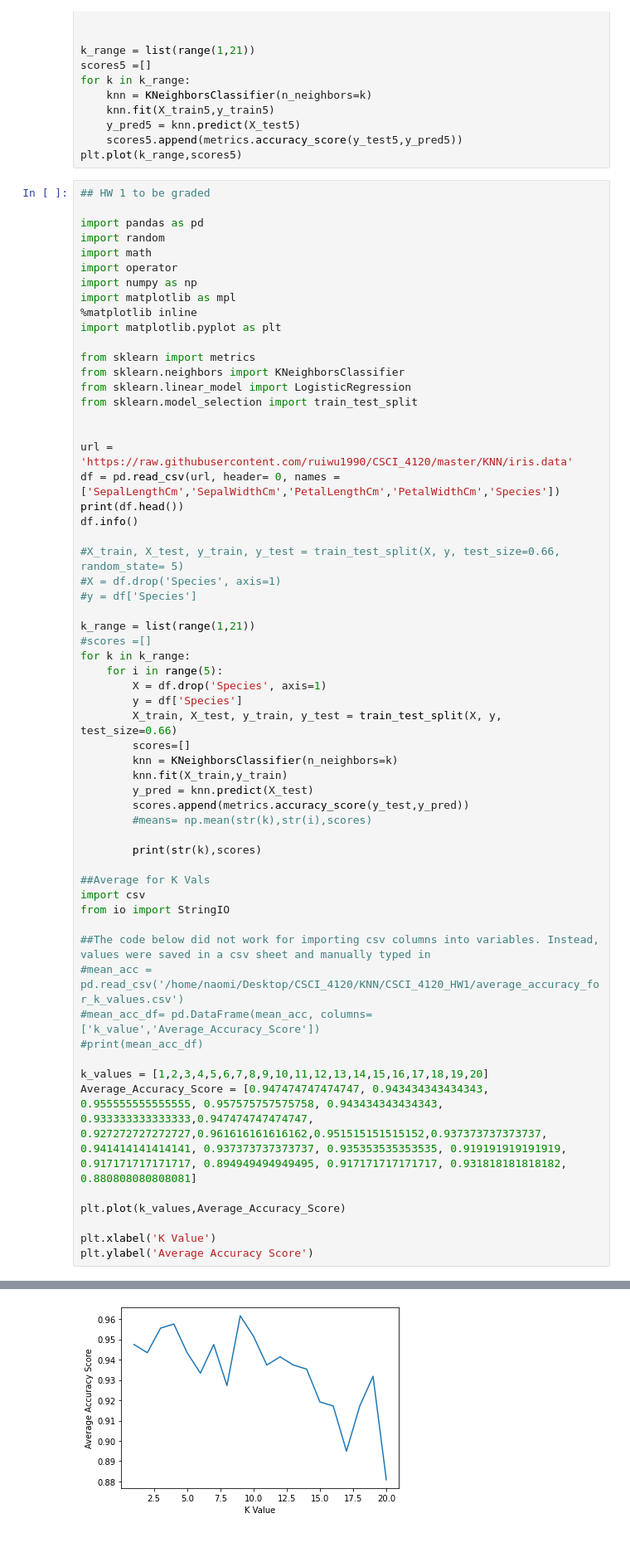
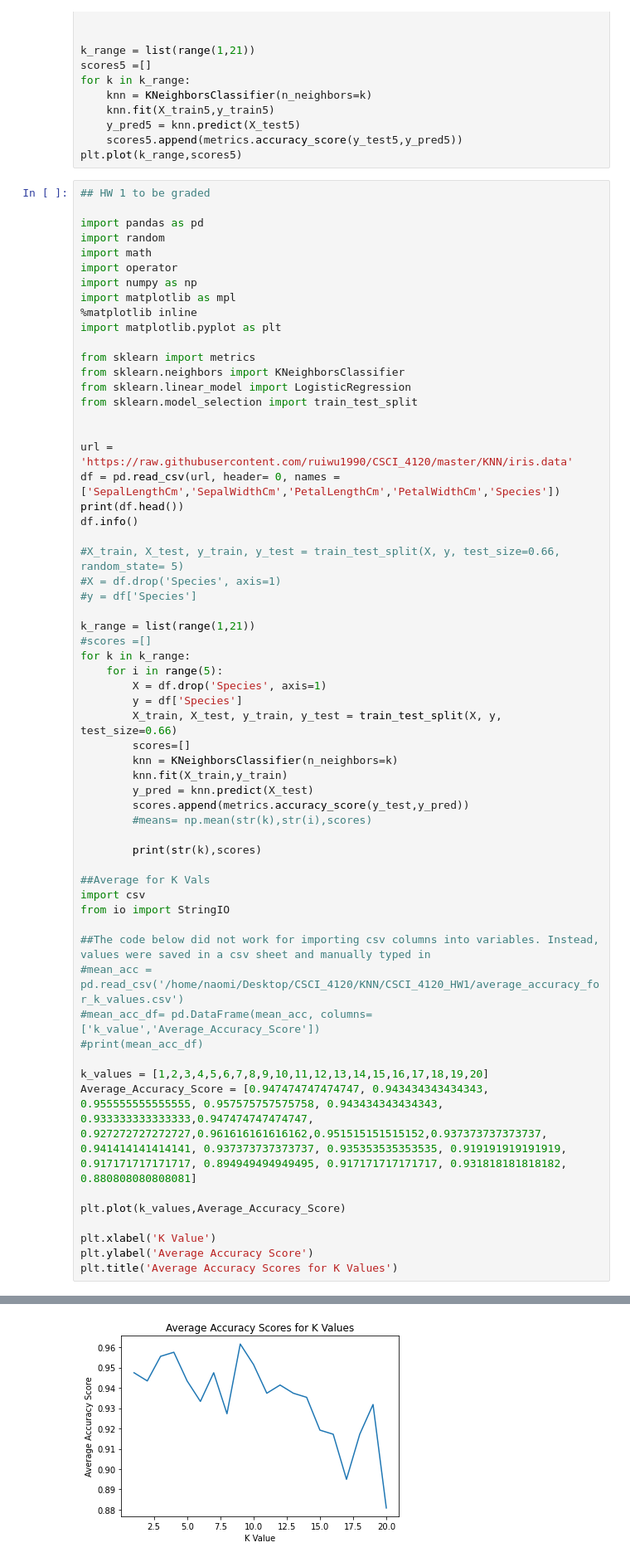
Before and after one commit to jainarinen/CSCI_4120_HW1, a Jupyter notebook: knn-Copy1.ipynb, the cells around one changed output, grey strips where cells are left out. Shown: that part at 83% size. Drawn from its saved outputs; the diff is of its cells as text.

Commit message:
Add files via upload
chart with title

```diff
--- a/knn-Copy1.ipynb
+++ b/knn-Copy1.ipynb
@@ -546,6 +546,7 @@ plt.plot(k_values,Average_Accuracy_Score)
 
 plt.xlabel('K Value')
 plt.ylabel('Average Accuracy Score')
+plt.title('Average Accuracy Scores for K Values')
 # %% [output]
    SepalLengthCm  SepalWidthCm  PetalLengthCm  PetalWidthCm      Species
 0            4.9           3.0            1.4           0.2  Iris-setosa
@@ -568 +569 @@ Text(0, 0.5, 'Average Accuracy Score')
-[figure, old version]
+[figure, new version]
```
Also changed, not shown: parts of 3 cells of this notebook.
